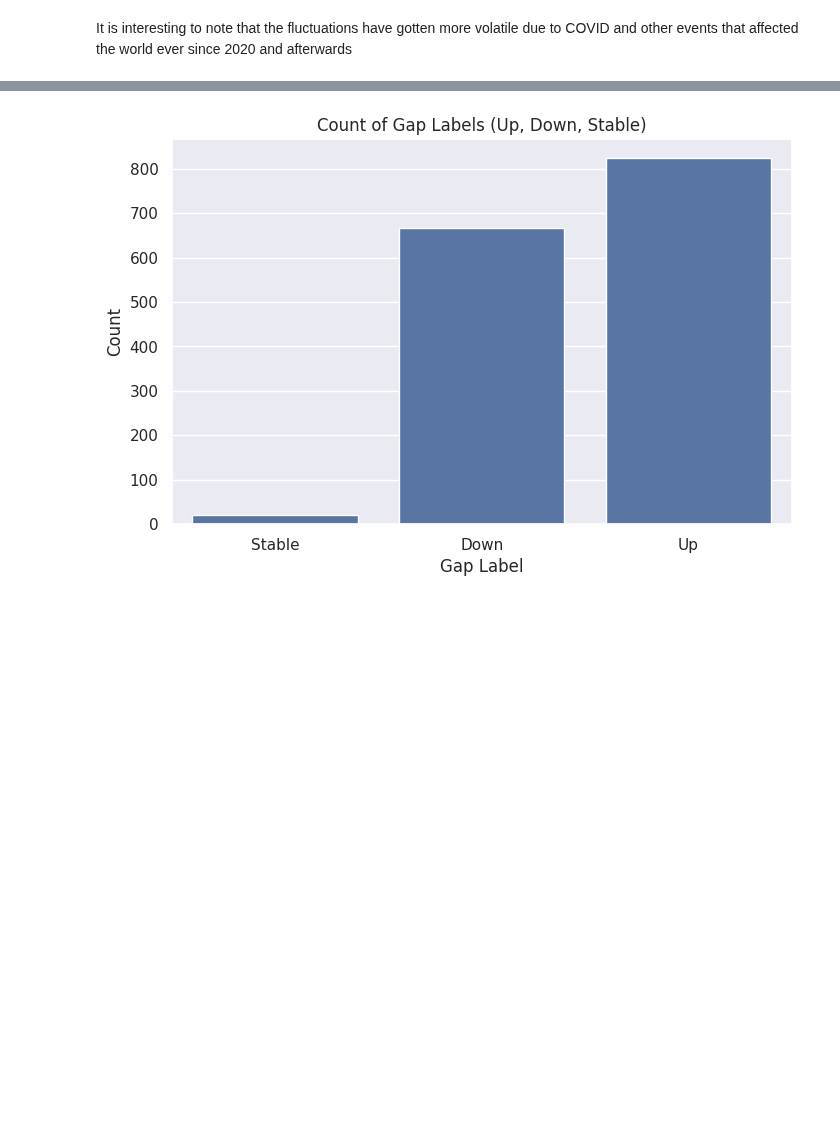
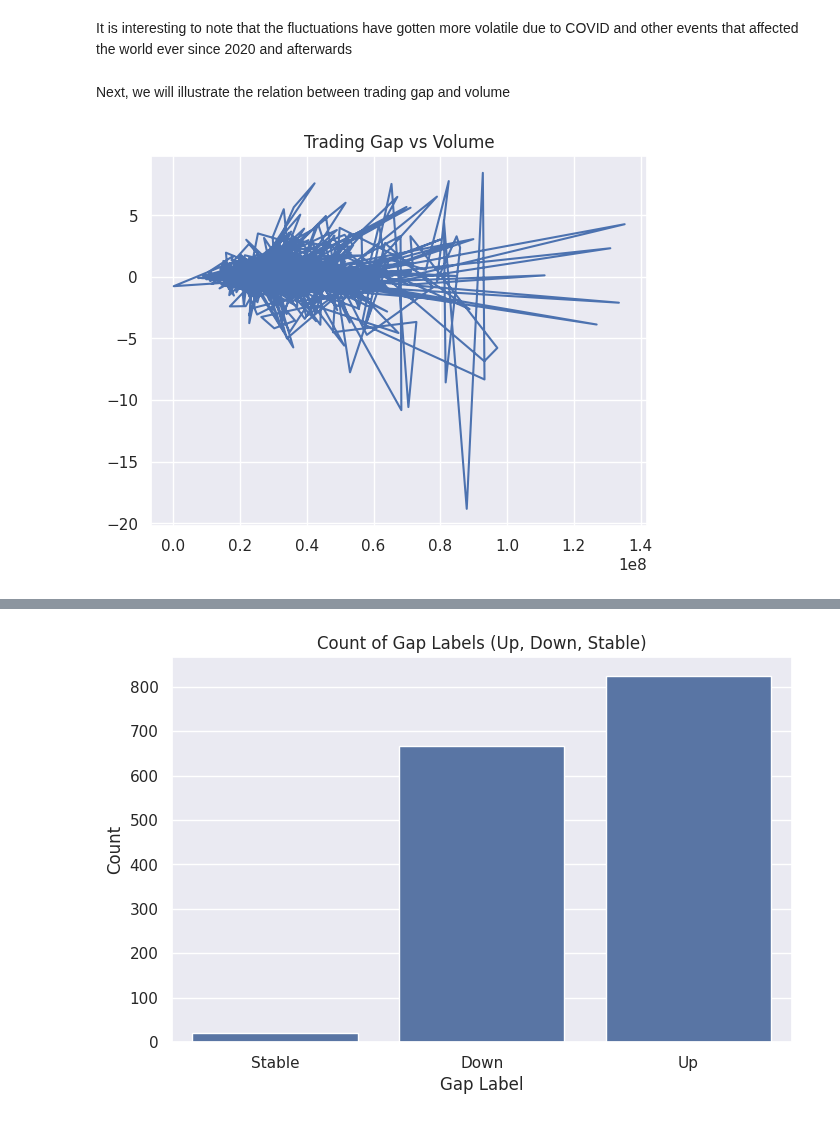
Before and after one commit to Jowayria-27/Artifical-Intelligence-Project, a Jupyter notebook: Microsoft Stocks Prediction.ipynb, the cells around one changed output, grey strips where cells are left out. Drawn from its saved outputs; the diff is of its cells as text; code cells hidden in the pictures; blank space fills up the shorter version.

```diff
--- a/Microsoft Stocks Prediction.ipynb
+++ b/Microsoft Stocks Prediction.ipynb
@@ -309,3 +327,12 @@ Text(0, 0.5, 'Trading Gap')
 [figure]
 # %% [markdown]
 It is interesting to note that the fluctuations have gotten more volatile due to COVID and other events that affected the world ever since 2020 and afterwards
+# %% [markdown]
+Next, we will illustrate the relation between trading gap and volume
+# %%
+ax = f.add_subplot(121)
+plt.plot(df['Volume'], df['Trading_Gap'])
+plt.title('Trading Gap vs Volume')
+plt.show()
+# %% [output]
+[figure, added]
```
Also changed, not shown: parts of 23 cells of this notebook.
